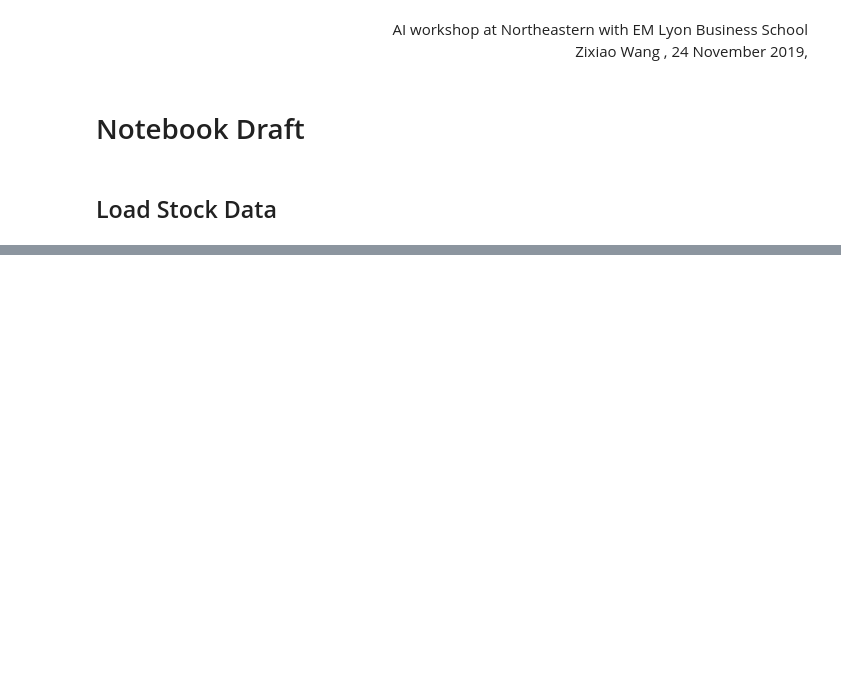
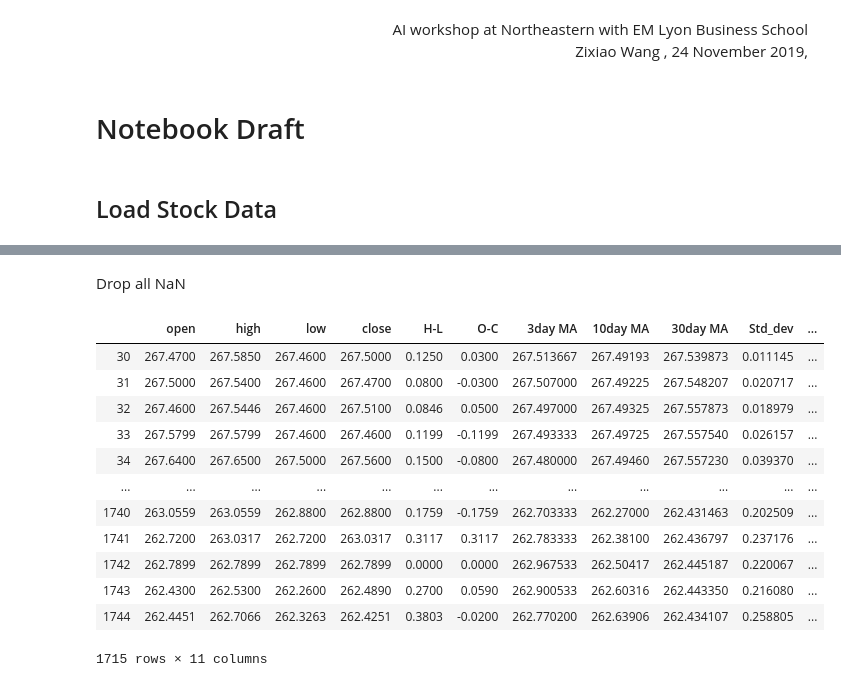
Before and after one commit to Brickea/AIWorkShop, a Jupyter notebook: TensorflowRL/Notebook Draft.ipynb, the cells around one changed output, grey strips where cells are left out. Cells and saved outputs as stored; diff of their text form; code cells hidden in the pictures; blank space fills up the shorter version.

```diff
--- a/TensorflowRL/Notebook Draft.ipynb
+++ b/TensorflowRL/Notebook Draft.ipynb
@@ -113,0 +102,7 @@ for i in range(num_episodes):
+# %%
+used_dataset['H-L'] = used_dataset['high'] - used_dataset['low']
+used_dataset['O-C'] = used_dataset['close'] - used_dataset['open']
+used_dataset['3day MA'] = used_dataset['close'].shift(1).rolling(window = 3).mean()
+used_dataset['10day MA'] = used_dataset['close'].shift(1).rolling(window = 10).mean()
+used_dataset['30day MA'] = used_dataset['close'].shift(1).rolling(window = 30).mean()
+used_dataset['Std_dev']= used_dataset['close'].rolling(5).std()
@@ -113,0 +131,22 @@ for i in range(num_episodes):
+# %%
+used_dataset['Price_Rise'] = np.where(used_dataset['close'].shift(-1) > used_dataset['close'], used_dataset['close'].shift(-1)-used_dataset['close'], used_dataset['close'].shift(-1)-used_dataset['close'])
+# %% [markdown]
+Drop all NaN
+# %%
+used_dataset = used_dataset.dropna()
+# %%
+used_dataset
+# %% [output]
+|  | open | high | low | close | H-L | O-C | 3day MA | 10day MA | 30day MA | Std_dev | ... |
+| 30 | 267.4700 | 267.5850 | 267.4600 | 267.5000 | 0.1250 | 0.0300 | 267.513667 | 267.49193 | 267.539873 | 0.011145 | ... |
+| 31 | 267.5000 | 267.5400 | 267.4600 | 267.4700 | 0.0800 | -0.0300 | 267.507000 | 267.49225 | 267.548207 | 0.020717 | ... |
+| 32 | 267.4600 | 267.5446 | 267.4600 | 267.5100 | 0.0846 | 0.0500 | 267.497000 | 267.49325 | 267.557873 | 0.018979 | ... |
+| 33 | 267.5799 | 267.5799 | 267.4600 | 267.4600 | 0.1199 | -0.1199 | 267.493333 | 267.49725 | 267.557540 | 0.026157 | ... |
+| 34 | 267.6400 | 267.6500 | 267.5000 | 267.5600 | 0.1500 | -0.0800 | 267.480000 | 267.49460 | 267.557230 | 0.039370 | ... |
+| ... | ... | ... | ... | ... | ... | ... | ... | ... | ... | ... | ... |
+| 1740 | 263.0559 | 263.0559 | 262.8800 | 262.8800 | 0.1759 | -0.1759 | 262.703333 | 262.27000 | 262.431463 | 0.202509 | ... |
+| 1741 | 262.7200 | 263.0317 | 262.7200 | 263.0317 | 0.3117 | 0.3117 | 262.783333 | 262.38100 | 262.436797 | 0.237176 | ... |
+| 1742 | 262.7899 | 262.7899 | 262.7899 | 262.7899 | 0.0000 | 0.0000 | 262.967533 | 262.50417 | 262.445187 | 0.220067 | ... |
+| 1743 | 262.4300 | 262.5300 | 262.2600 | 262.4890 | 0.2700 | 0.0590 | 262.900533 | 262.60316 | 262.443350 | 0.216080 | ... |
+| 1744 | 262.4451 | 262.7066 | 262.3263 | 262.4251 | 0.3803 | -0.0200 | 262.770200 | 262.63906 | 262.434107 | 0.258805 | ... |
+1715 rows × 11 columns
```
Also changed, not shown: parts of 37 cells of this notebook, 1 other file.
